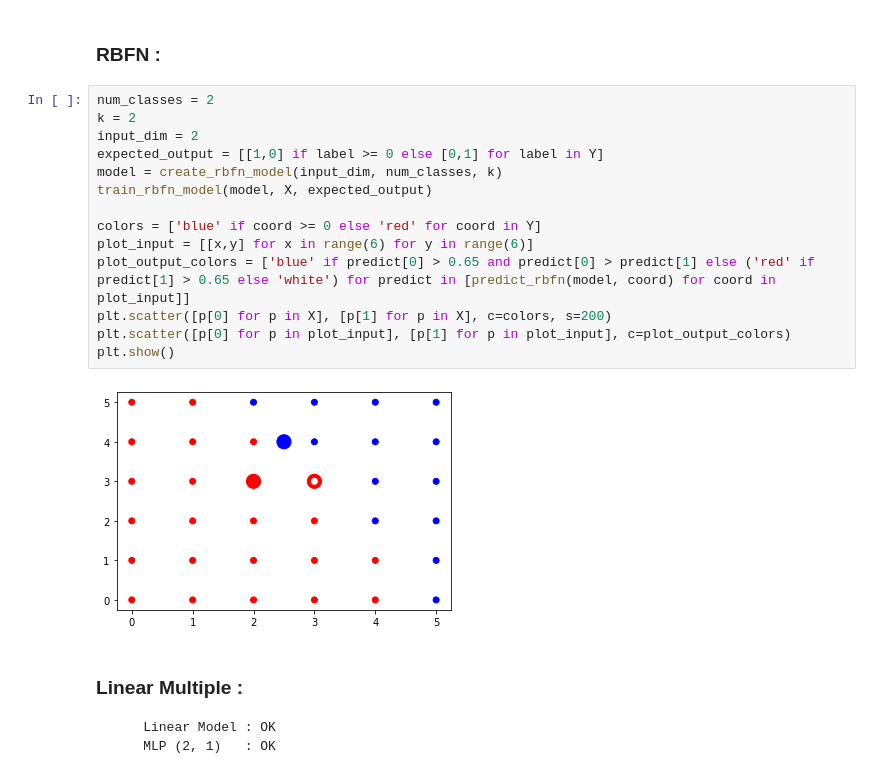
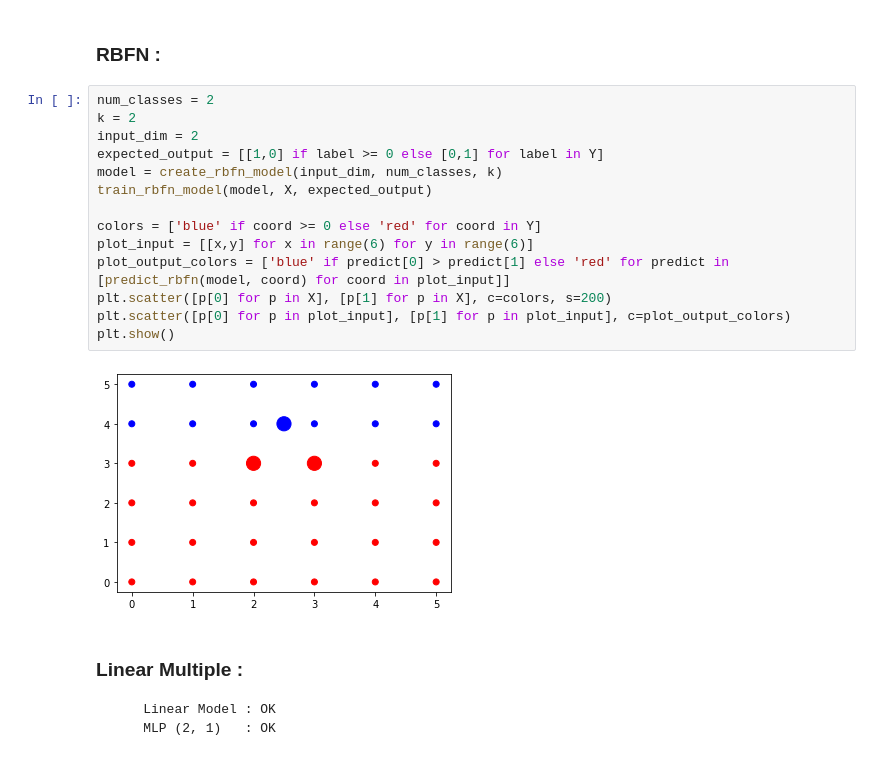
Before and after one commit to Levorilh/ml_python, a Jupyter notebook: Notebook___CAS_DE_TESTS.ipynb, the cells around one changed output. Drawn from its saved outputs; the diff is of its cells as text.

```diff
--- a/Notebook___CAS_DE_TESTS.ipynb
+++ b/Notebook___CAS_DE_TESTS.ipynb
@@ -195,19 +159,19 @@ Prediction after training of [1, 1], the result need to be equal to 1. Result: [
 # %%
 num_classes = 2
 k = 2
 input_dim = 2
 expected_output = [[1,0] if label >= 0 else [0,1] for label in Y]
 model = create_rbfn_model(input_dim, num_classes, k)
 train_rbfn_model(model, X, expected_output)
 
 colors = ['blue' if coord >= 0 else 'red' for coord in Y]
 plot_input = [[x,y] for x in range(6) for y in range(6)]
-plot_output_colors = ['blue' if predict[0] > 0.65 and predict[0] > predict[1] else ('red' if predict[1] > 0.65 else 'white') for predict in [predict_rbfn(model, coord) for coord in plot_input]]
+plot_output_colors = ['blue' if predict[0] > predict[1] else 'red' for predict in [predict_rbfn(model, coord) for coord in plot_input]]
 plt.scatter([p[0] for p in X], [p[1] for p in X], c=colors, s=200)
 plt.scatter([p[0] for p in plot_input], [p[1] for p in plot_input], c=plot_output_colors)
 plt.show()
 # %% [output]
-[figure, old version]
+[figure, new version]
 # %% [markdown]
 ### Linear Multiple :
         Linear Model : OK
```
Also changed, not shown: parts of 13 cells of this notebook, 1 other file.
